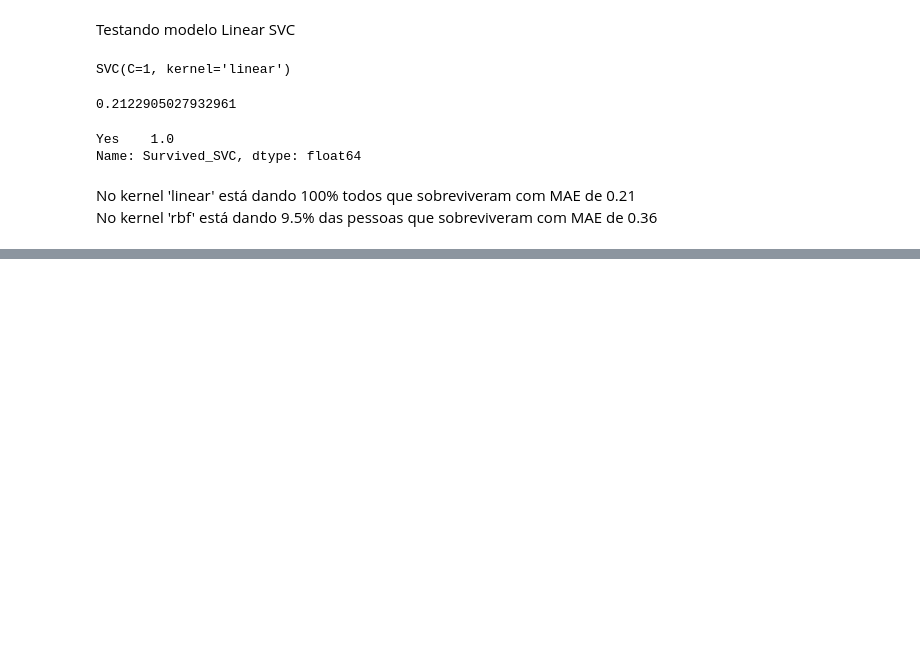
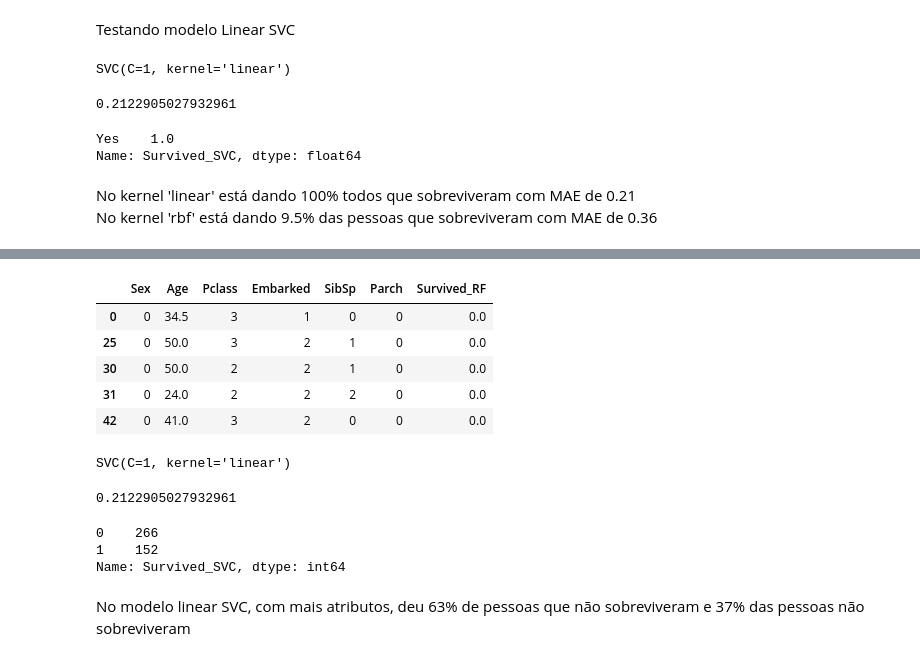
Before and after one commit to Lucas-Rocha2Ey/data-science-titanic, a Jupyter notebook: Titanic.ipynb, the cells around one changed output, grey strips where cells are left out. Cells and saved outputs as stored; diff of their text form; code cells hidden in the pictures; blank space fills up the shorter version.

```diff
--- a/Titanic.ipynb
+++ b/Titanic.ipynb
@@ -680,0 +1021,24 @@ No kernel 'rbf' está dando 9.5% das pessoas que sobreviveram com MAE de 0.36
+# %%
+df_teste[df_teste.Survived_RF == 0].head() #alguns individuos que certamente morreram
+# %% [output]
+|  | Sex | Age | Pclass | Embarked | SibSp | Parch | Survived_RF |
+| 0 | 0 | 34.5 | 3 | 1 | 0 | 0 | 0.0 |
+| 25 | 0 | 50.0 | 3 | 2 | 1 | 0 | 0.0 |
+| 30 | 0 | 50.0 | 2 | 2 | 1 | 0 | 0.0 |
+| 31 | 0 | 24.0 | 2 | 2 | 2 | 0 | 0.0 |
+| 42 | 0 | 41.0 | 3 | 2 | 0 | 0 | 0.0 |
+# %%
+#Testando com modelo Linear SVC
+y = dadosTreino['Survived']
+X = dadosTreino[newFeatures]
+
+X_train, X_test, y_train, y_test = train_test_split(X, y, test_size=0.2, random_state=0)
+clf = svm.SVC(kernel='linear', C = 1)
+clf.fit(X_train, y_train)
+# %% [output]
+SVC(C=1, kernel='linear')
+# %%
+y_predict = clf.predict(X_test)
+mean_absolute_error(y_test, y_predict) #deu uma MAE igual a com features antigos
+# %% [output]
+0.2122905027932961
@@ -680,0 +1048,8 @@ No kernel 'rbf' está dando 9.5% das pessoas que sobreviveram com MAE de 0.36
+# %%
+df_teste.Survived_SVC.value_counts(normalize=True)
+# %% [output]
+0    266
+1    152
+Name: Survived_SVC, dtype: int64
+# %% [markdown]
+No modelo linear SVC, com mais atributos, deu 63% de pessoas que não sobreviveram e 37% das pessoas não sobreviveram
```
Also changed, not shown: parts of 41 cells of this notebook, 1 other file.
